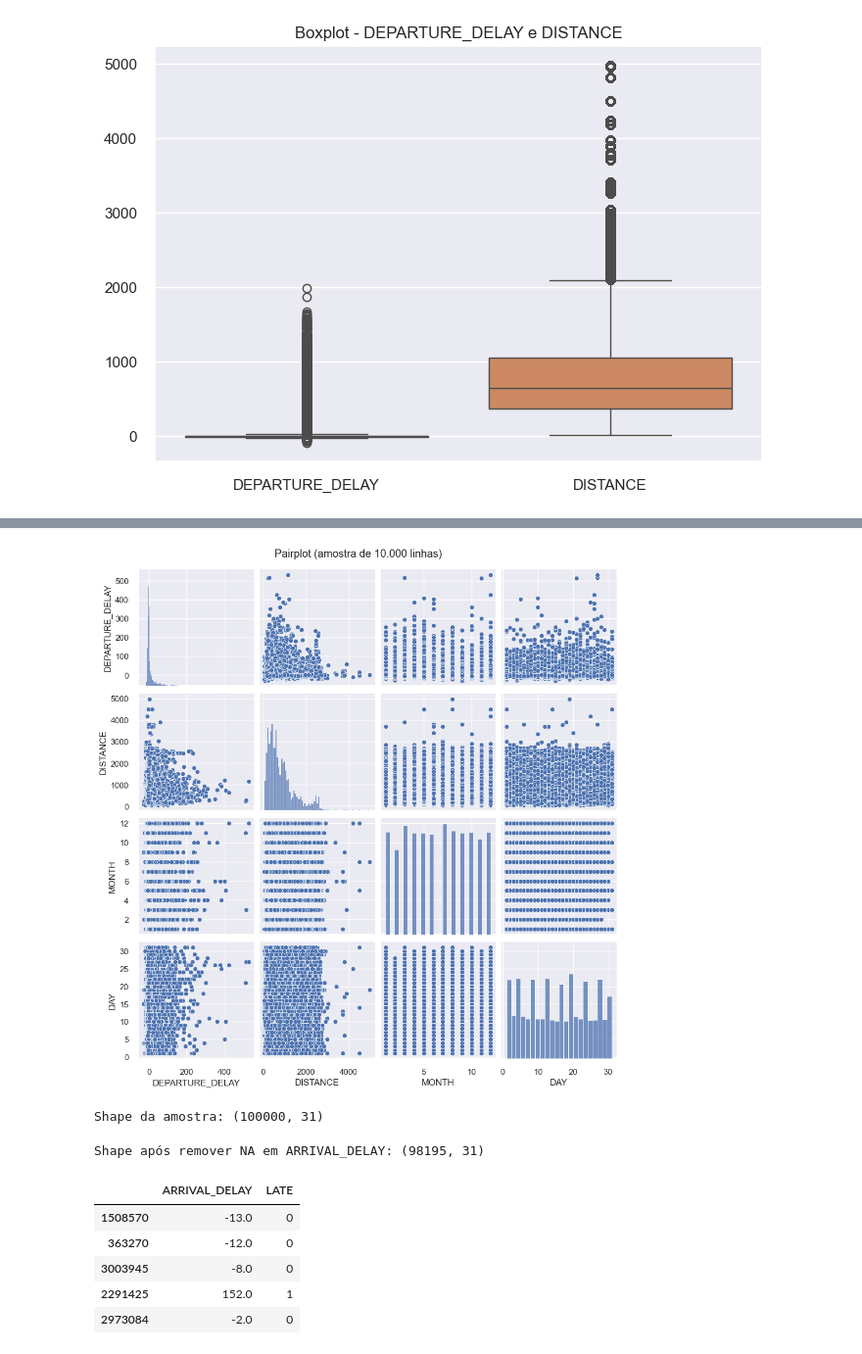
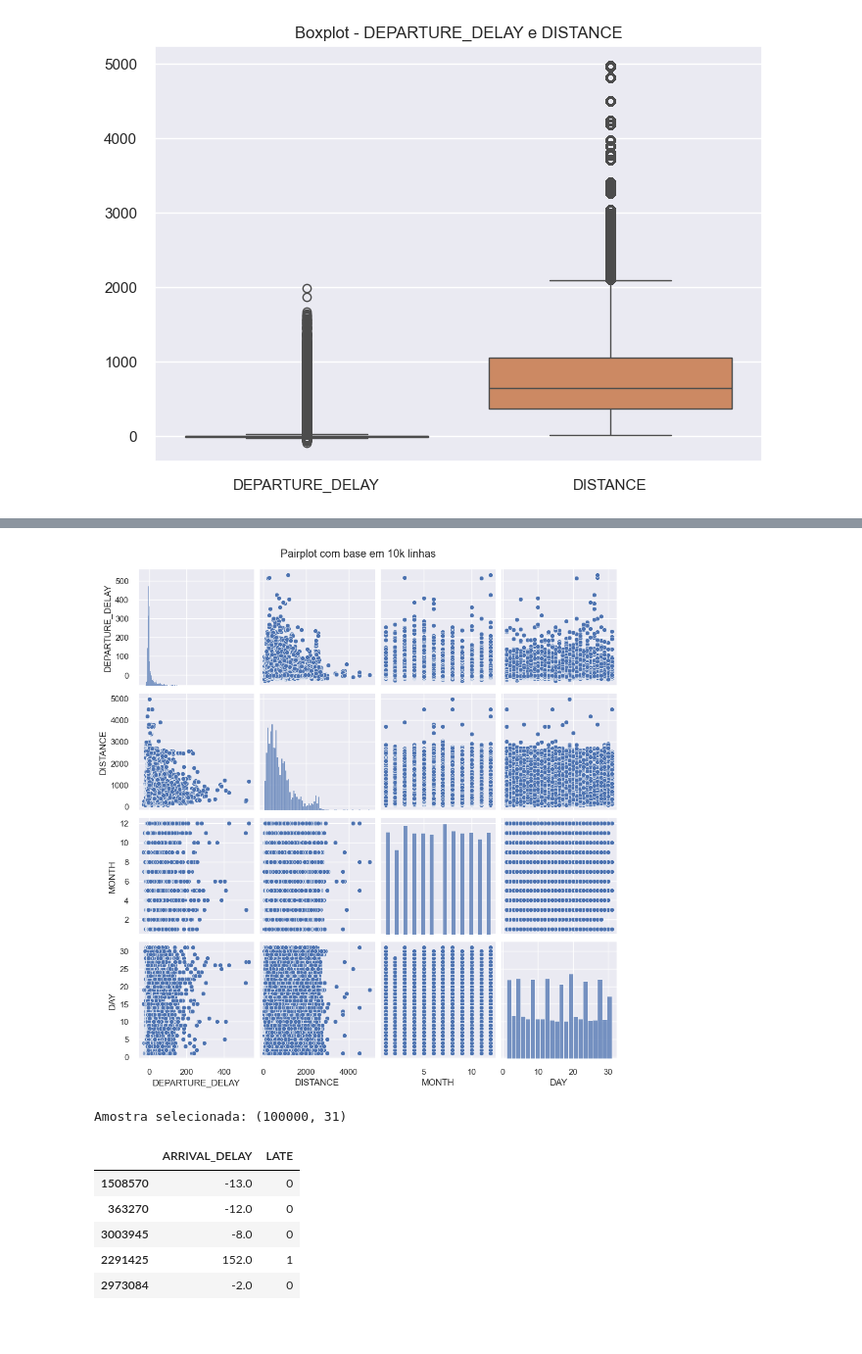
Before and after one commit to JoaoDario632/implementa-o-Segunda-Avaliacao-Girotto, a Jupyter notebook: projeto_modelagem_inicial.ipynb, the cells around one changed output, grey strips where cells are left out. Shown at 98% size. Drawn from its saved outputs; the diff is of its cells as text; code cells hidden in the pictures.

```diff
--- a/projeto_modelagem_inicial.ipynb
+++ b/projeto_modelagem_inicial.ipynb
@@ -136,22 +141,18 @@ plt.show()
 # %%
 # Pairplot em amostra menor
 df_sample_pair = df[['DEPARTURE_DELAY', 'DISTANCE', 'MONTH', 'DAY']].dropna().sample(10_000, random_state=42)
 sns.pairplot(df_sample_pair)
-plt.suptitle("Pairplot (amostra de 10.000 linhas)", y=1.02)
+plt.suptitle("Pairplot com base em 10k linhas", y=1.02)
 plt.show()
 # %% [output]
-[figure, old version]
+[figure, new version]
 # %%
-# Amostra de 100.000 linhas para trabalhar
-df_sample = df.sample(100_000, random_state=42).copy()
-print("Shape da amostra:", df_sample.shape)
+df100k = df.sample(100_000, random_state=42).copy()
+print("Amostra selecionada:", df100k.shape)
 # %% [output]
-Shape da amostra: (100000, 31)
+Amostra selecionada: (100000, 31)
 # %%
-# Remover linhas sem ARRIVAL_DELAY (não conseguimos avaliar atraso de chegada)
-df_clean = df_sample.dropna(subset=['ARRIVAL_DELAY']).copy()
-print("Shape após remover NA em ARRIVAL_DELAY:", df_clean.shape)
+limp = df100k.dropna(subset=["ARRIVAL_DELAY"]).copy()
+limp["LATE"] = (limp["ARRIVAL_DELAY"] > 15).astype(int)
-# %% [output]
-Shape após remover NA em ARRIVAL_DELAY: (98195, 31)
 # %%
 # Variável-alvo binária: voo atrasado (> 15 min)
```
Also changed, not shown: parts of 20 cells of this notebook.
